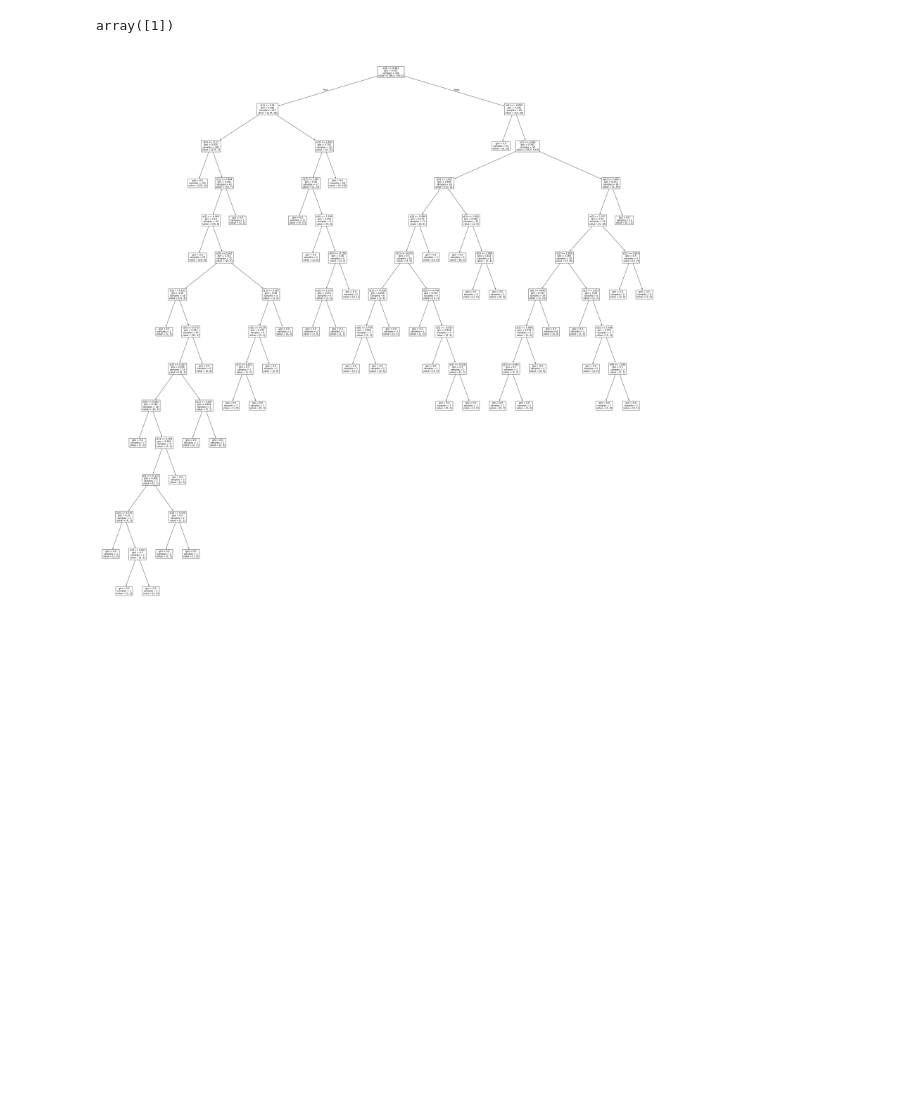
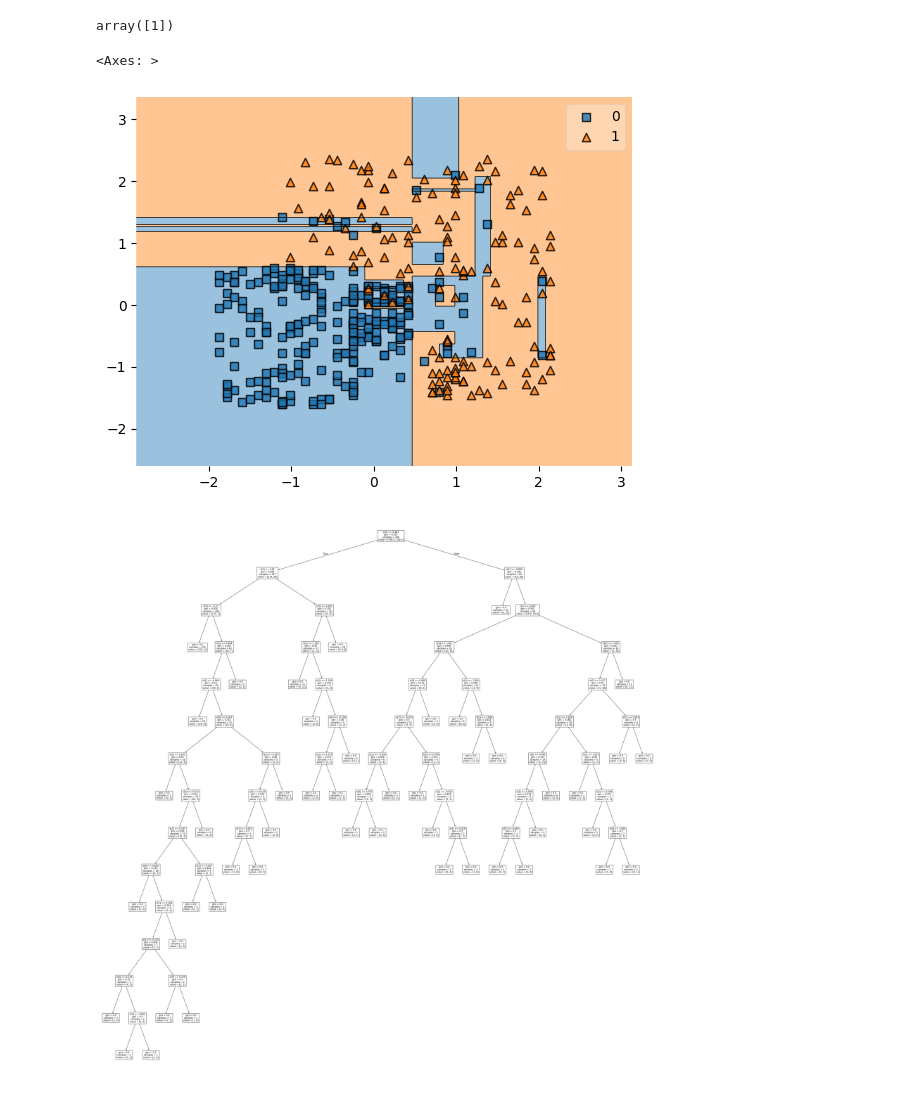
Before and after one commit to sanjay-r-0508/Data_Science_Notes, a Jupyter notebook: machine_learning/supervised_learning_in_ml/classification/decision_tree.ipynb, the cells around one changed output. Drawn from its saved outputs; the diff is of its cells as text; code cells hidden in the pictures; blank space fills up the shorter version.

```diff
--- a/machine_learning/supervised_learning_in_ml/classification/decision_tree.ipynb
+++ b/machine_learning/supervised_learning_in_ml/classification/decision_tree.ipynb
@@ -120,6 +129,12 @@ dtc.score(x_test, y_test)*100
 dtc.predict([[19, 19000]])
 # %% [output]
 array([1])
+# %%
+from mlxtend.plotting import plot_decision_regions
+plot_decision_regions(x.to_numpy(), y.to_numpy(), clf = dtc)
+# %% [output]
+<Axes: >
+[figure, added]
 # %%
 from sklearn.tree import plot_tree
 # %%
```
Also changed, not shown: parts of 4 cells of this notebook.
